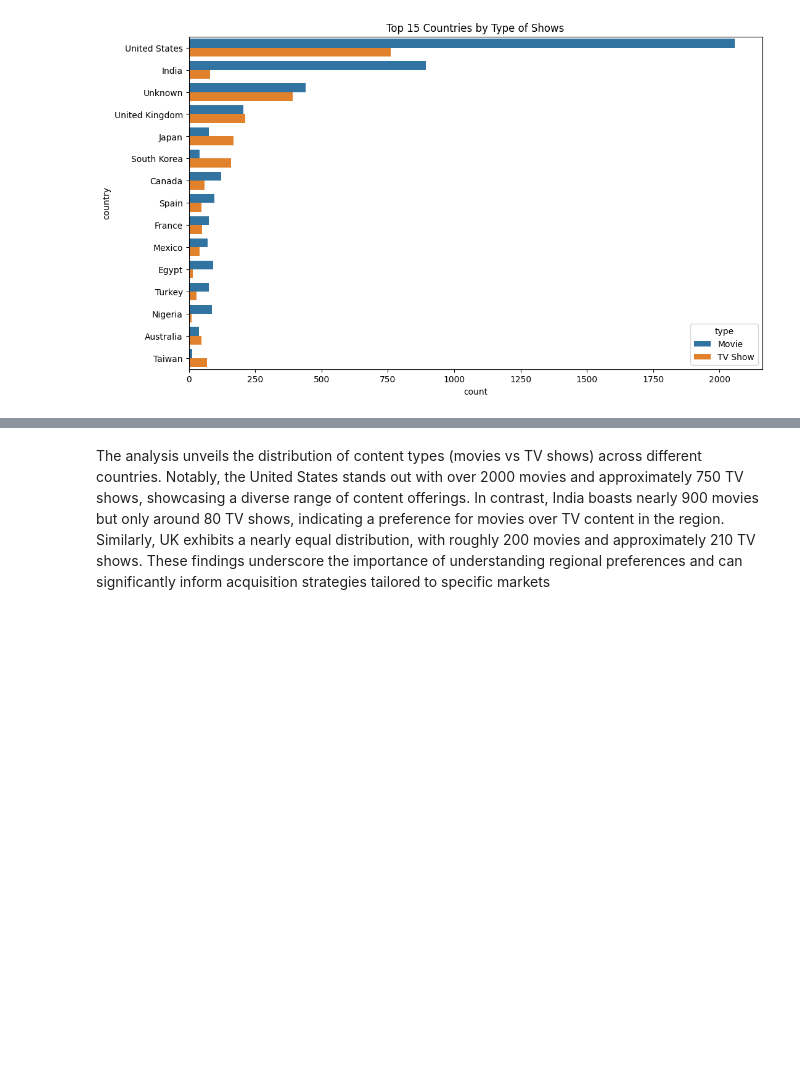
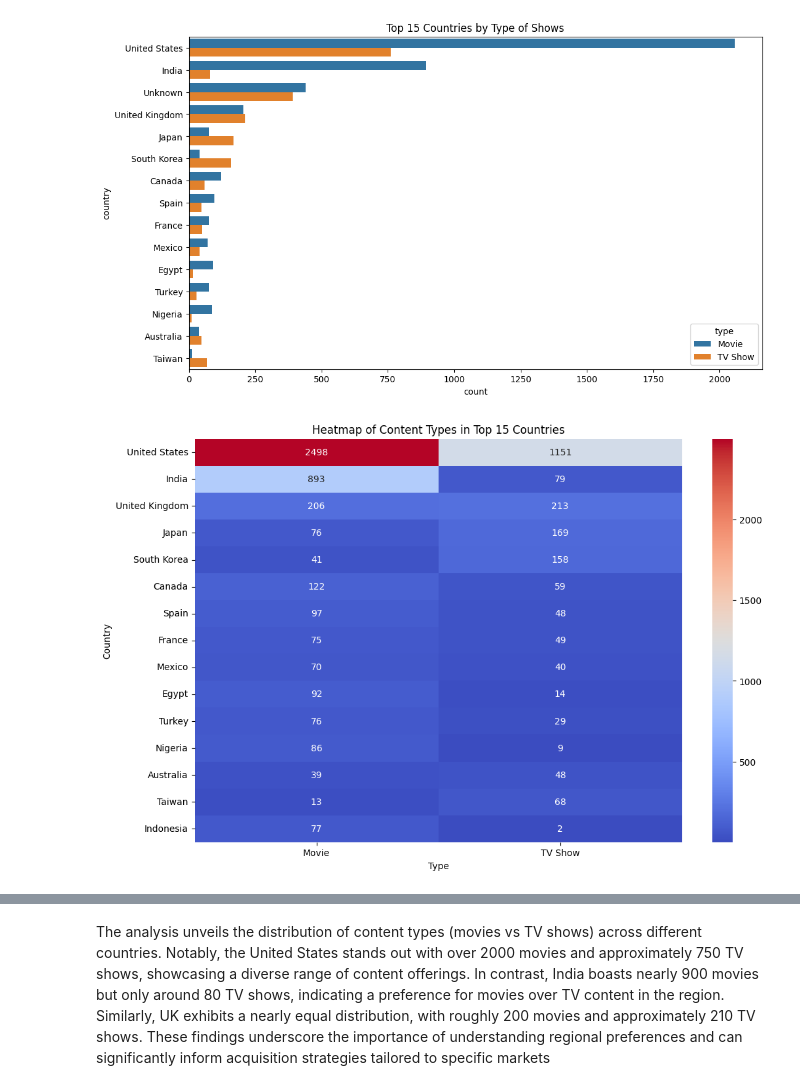
Before and after one commit to sr606/Python-Practice, a Jupyter notebook: Business_Case_Netflix_Data_Exploration_and_Visualisation.ipynb, the cells around one changed output, grey strips where cells are left out. Cells and saved outputs as stored; diff of their text form; code cells hidden in the pictures; blank space fills up the shorter version.

```diff
--- a/Business_Case_Netflix_Data_Exploration_and_Visualisation.ipynb
+++ b/Business_Case_Netflix_Data_Exploration_and_Visualisation.ipynb
@@ -91,0 +170,9 @@ dtype: int64
+# %%
+# Converting the 'date_added' column to datetime format
+# Specify the format and handle errors
+df["date_added"] = pd.to_datetime(df['date_added'], format='%B %d, %Y', errors='coerce')
+# %%
+# Extracting month, month name, and year from the 'date_added' column
+df['month_added'] = df['date_added'].dt.month
+df['month_name_added'] = df['date_added'].dt.month_name()
+df['year_added'] = df['date_added'].dt.year
@@ -91,0 +205,3 @@ dtype: int64
+# %%
+# Filling missing values in the 'country' column with the mode value
+df['country'] = df['country'].fillna(df['country'].mode()[0])
@@ -317,3 +429,24 @@ plt.title('Top 15 Countries by Type of Shows')
 # %% [output]
 Text(0.5, 1.0, 'Top 15 Countries by Type of Shows')
 [figure]
+# %%
+import pandas as pd
+import seaborn as sns
+import matplotlib.pyplot as plt
+
+# Prepare data: Count occurrences of 'type' by 'country'
+heatmap_data = df.groupby(['country', 'type']).size().unstack(fill_value=0)
+
+# Filter top 15 countries
+top_countries = df['country'].value_counts().index[:15]
+heatmap_data = heatmap_data.loc[top_countries]
+
+# Plot heatmap
+plt.figure(figsize=(12, 8))
+sns.heatmap(heatmap_data, annot=True, fmt="d", cmap="coolwarm", cbar=True)
+plt.title("Heatmap of Content Types in Top 15 Countries")
+plt.xlabel("Type")
+plt.ylabel("Country")
+plt.show()
+# %% [output]
+[figure, added]
```
Also changed, not shown: parts of 47 cells of this notebook.
